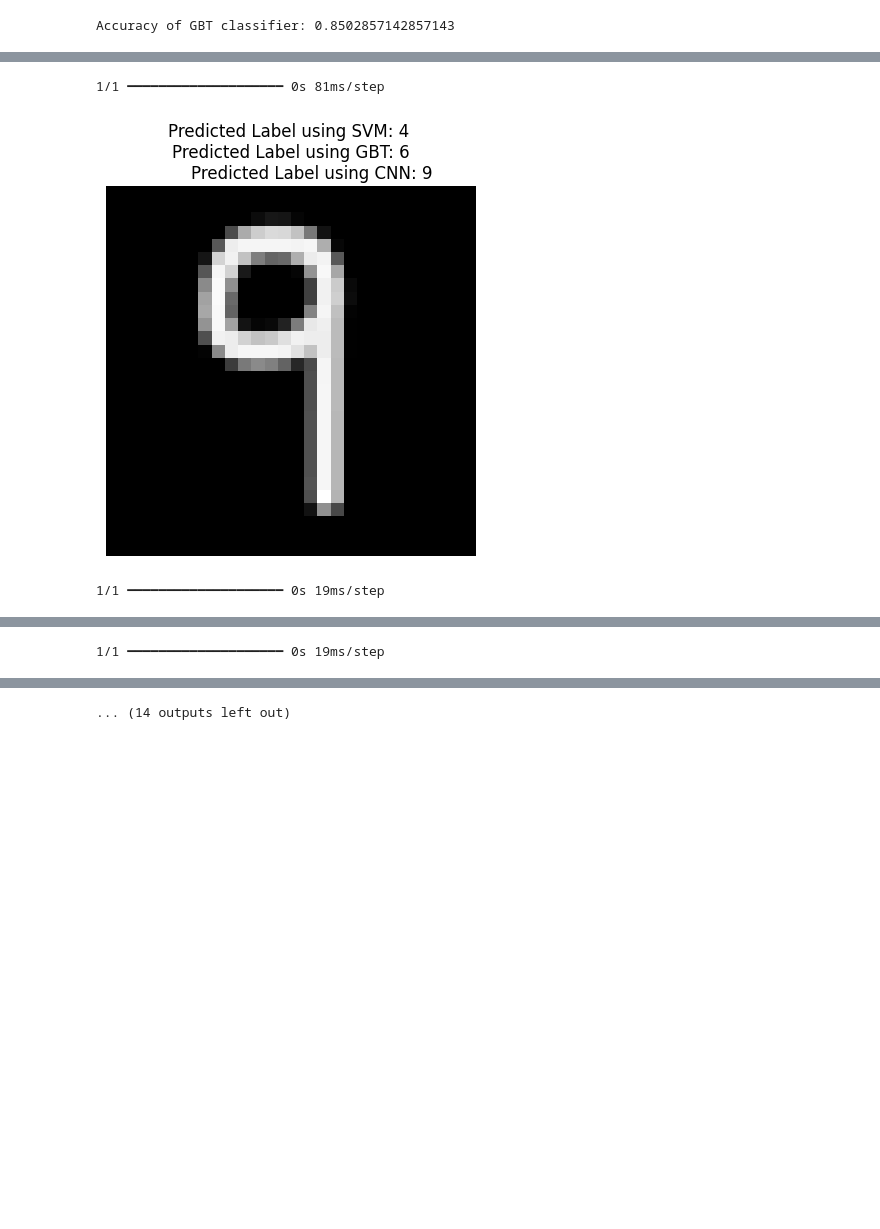
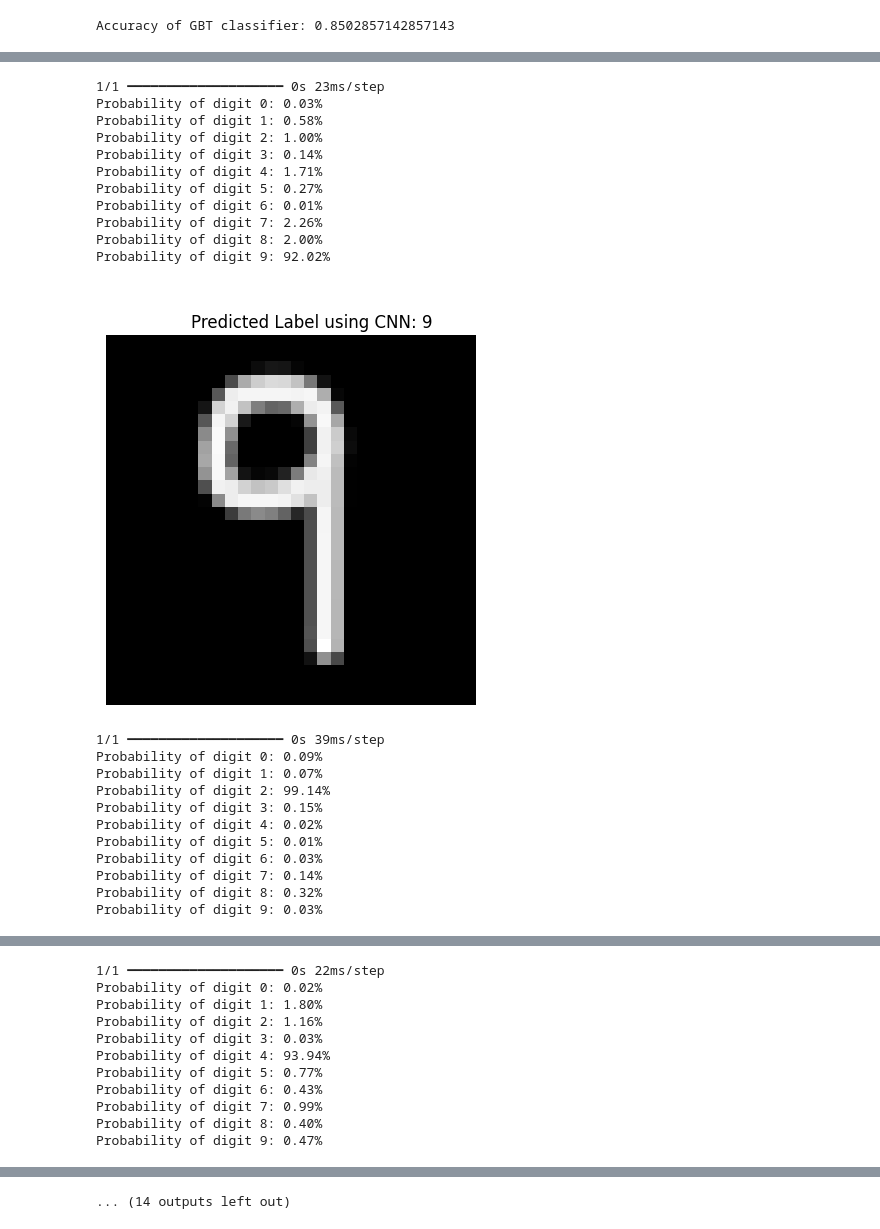
Before and after one commit to gmccannon/AML-Project-3, a Jupyter notebook: main.ipynb, the cells around one changed output, grey strips where cells are left out. Cells and saved outputs as stored; diff of their text form; code cells hidden in the pictures; blank space fills up the shorter version.

Commit message:
Add softman function to cnn

```diff
--- a/main.ipynb
+++ b/main.ipynb
@@ -134,38 +134,63 @@ for filename in os.listdir(directory):
         # Resize the image to 28x28 pixels
         image = image.resize((28, 28))
 
         # Invert the pixel values
         image = ImageOps.invert(image)
 
         # Convert the image to a numpy array
         image_array = np.array(image)
 
         # Flatten the image array
         image_flattened = image_array.flatten()
 
         # Scale the pixel values to the range [0, 1]
         # this is equivalent to using the MinMaxScaler()
         image_scaled = image_flattened / 255.0
 
         # Predict the label using the trained models
-        predicted_label_svm = svm_classifier.predict([image_scaled])[0]
-        predicted_label_gbt = clf_gbt.predict([image_scaled])[0]
+        '''predicted_label_svm = svm_classifier.predict([image_scaled])[0]
+        predicted_label_gbt = clf_gbt.predict([image_scaled])[0]'''
 
         # Predict with CNN
         ni = image_scaled.reshape(-1, 28, 28, 1)
-        l = model.predict([ni])[0]
-        predicted_label_cnn = np.argmax(l)
+        logits = model.predict([ni])[0]
+        probs = np.exp(logits) / np.sum(np.exp(logits)) # Apply softmax function
+        percentages = probs * 100 # Convert to percentages
+        predicted_label_cnn = np.argmax(logits) # make the prediction the index with highest value
+        # Display the percentages
+        for i, percentage in enumerate(percentages):
+            print(f"Probability of digit {i}: {percentage:.2f}%")
 
         # define an image that can be shown to compare to the prediction
         image_to_show = image_scaled.reshape(28, 28)
 
         # Display the image along with the predicted labels
         plt.imshow(image_to_show, cmap='gray')
         plt.axis('off')
-        plt.title(f'Predicted Label using SVM: {predicted_label_svm} \nPredicted Label using GBT: {predicted_label_gbt}\n\
+        plt.title(f'\n\
         Predicted Label using CNN: {predicted_label_cnn}')
         plt.show()
 # %% [output]
-1/1 ━━━━━━━━━━━━━━━━━━━━ 0s 81ms/step
+1/1 ━━━━━━━━━━━━━━━━━━━━ 0s 23ms/step
+Probability of digit 0: 0.03%
+Probability of digit 1: 0.58%
+Probability of digit 2: 1.00%
+Probability of digit 3: 0.14%
+Probability of digit 4: 1.71%
+Probability of digit 5: 0.27%
+Probability of digit 6: 0.01%
+Probability of digit 7: 2.26%
+Probability of digit 8: 2.00%
+Probability of digit 9: 92.02%
-[figure, old version]
+[figure, new version]
-1/1 ━━━━━━━━━━━━━━━━━━━━ 0s 19ms/step
+1/1 ━━━━━━━━━━━━━━━━━━━━ 0s 39ms/step
+Probability of digit 0: 0.09%
+Probability of digit 1: 0.07%
+Probability of digit 2: 99.14%
+Probability of digit 3: 0.15%
+Probability of digit 4: 0.02%
+Probability of digit 5: 0.01%
+Probability of digit 6: 0.03%
+Probability of digit 7: 0.14%
+Probability of digit 8: 0.32%
+Probability of digit 9: 0.03%
@@ -173 +198,11 @@ for filename in os.listdir(directory):
-1/1 ━━━━━━━━━━━━━━━━━━━━ 0s 19ms/step
+1/1 ━━━━━━━━━━━━━━━━━━━━ 0s 22ms/step
+Probability of digit 0: 0.02%
+Probability of digit 1: 1.80%
+Probability of digit 2: 1.16%
+Probability of digit 3: 0.03%
+Probability of digit 4: 93.94%
+Probability of digit 5: 0.77%
+Probability of digit 6: 0.43%
+Probability of digit 7: 0.99%
+Probability of digit 8: 0.40%
+Probability of digit 9: 0.47%
```
Also changed, not shown: parts of 3 cells of this notebook.
